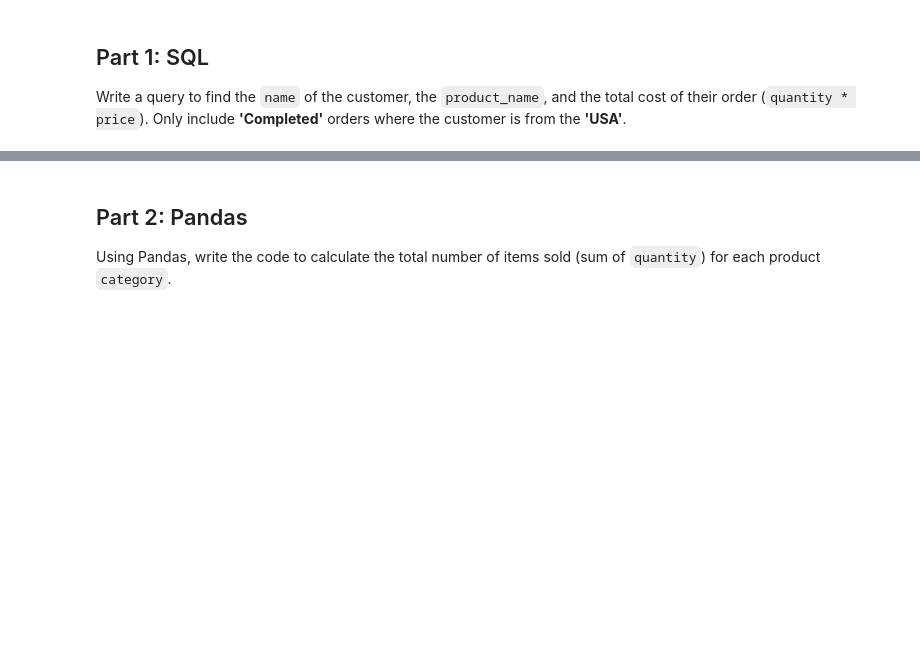
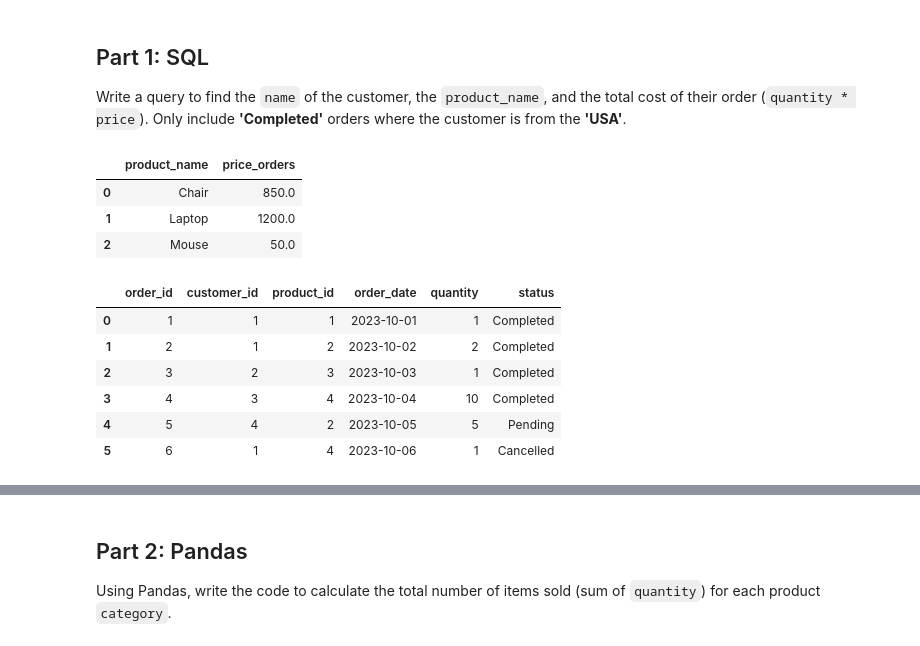
Before and after one commit to adeenun/data_assessment, a Jupyter notebook: python_sql_on_docker/notebooks/assessment.ipynb, the cells around one changed output, grey strips where cells are left out. Cells and saved outputs as stored; diff of their text form; code cells hidden in the pictures; blank space fills up the shorter version.

```diff
--- a/python_sql_on_docker/notebooks/assessment.ipynb
+++ b/python_sql_on_docker/notebooks/assessment.ipynb
@@ -31,0 +31,36 @@ Write a query to find the `name` of the customer, the `product_name`, and the to
+# %%
+# %%sql
+conn = 'postgresql://admin:password@postgres:5432/assessment_db'
+
+pd.read_sql("""
+SELECT
+    -- c.name,
+    p.product_name,
+    SUM(o.quantity * p.price) AS price_orders
+FROM customers c
+LEFT JOIN orders o
+    ON c.customer_id = o.customer_id
+LEFT JOIN products p
+    ON o.product_id = p.product_id
+WHERE c.country = 'USA' AND o.status = 'Completed'
+GROUP BY p.product_name
+""", conn)
+# %% [output]
+|  | product_name | price_orders |
+| 0 | Chair | 850.0 |
+| 1 | Laptop | 1200.0 |
+| 2 | Mouse | 50.0 |
+# %%
+pd.read_sql("""
+SELECT
+    *
+FROM orders
+""", conn)
+# %% [output]
+|  | order_id | customer_id | product_id | order_date | quantity | status |
+| 0 | 1 | 1 | 1 | 2023-10-01 | 1 | Completed |
+| 1 | 2 | 1 | 2 | 2023-10-02 | 2 | Completed |
+| 2 | 3 | 2 | 3 | 2023-10-03 | 1 | Completed |
+| 3 | 4 | 3 | 4 | 2023-10-04 | 10 | Completed |
+| 4 | 5 | 4 | 2 | 2023-10-05 | 5 | Pending |
+| 5 | 6 | 1 | 4 | 2023-10-06 | 1 | Cancelled |
```
Also changed, not shown: parts of 24 cells of this notebook, 1 other file.
